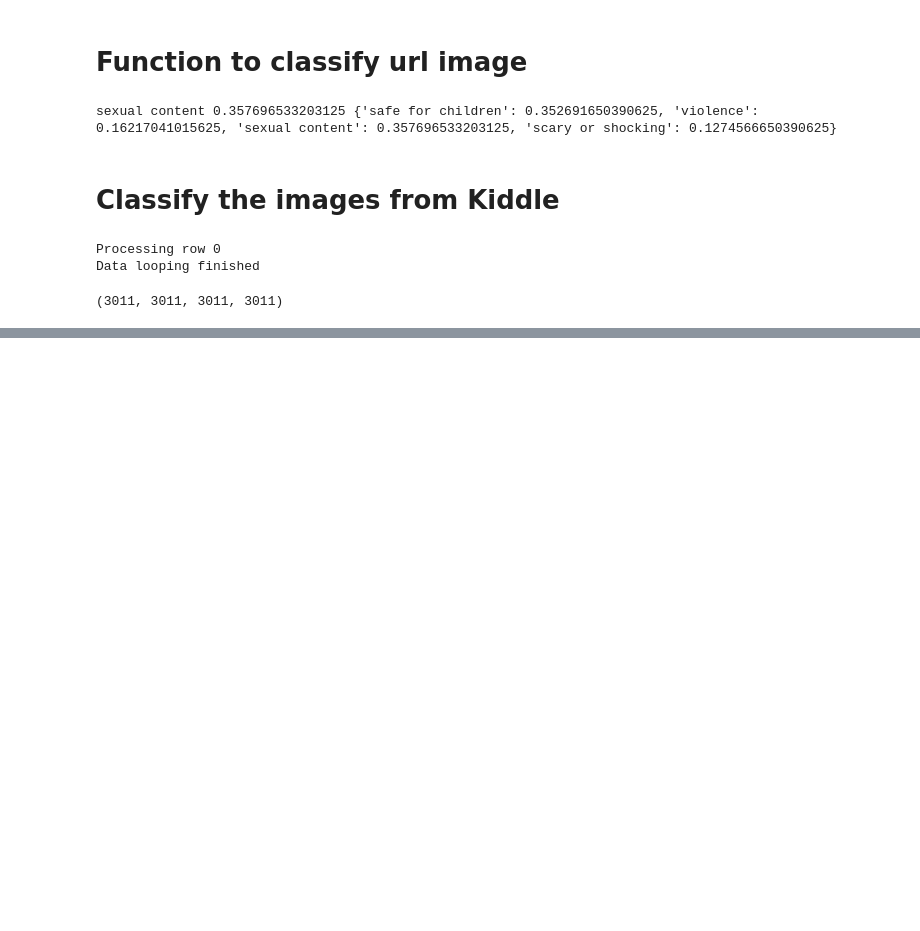
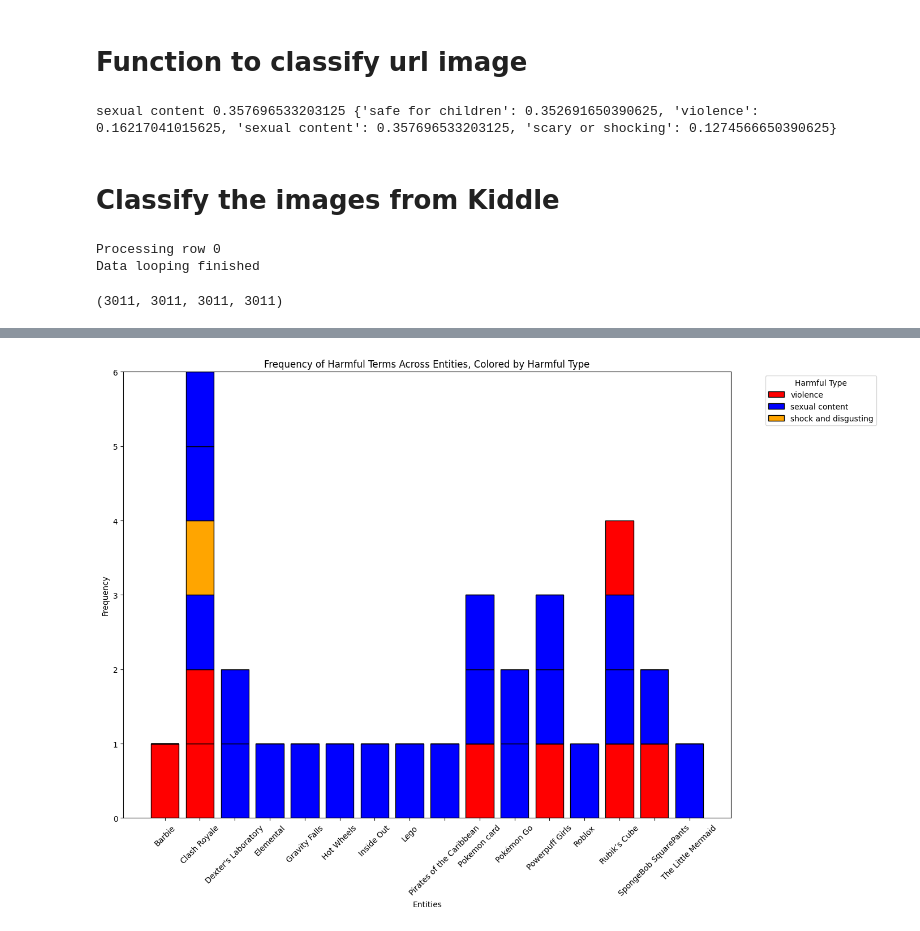
Before and after one commit to michellecxy015/search-engines, a Jupyter notebook: code/kiddle_clip.ipynb, the cells around one changed output, grey strips where cells are left out. Drawn from its saved outputs; the diff is of its cells as text; code cells hidden in the pictures; blank space fills up the shorter version.

```diff
--- a/code/kiddle_clip.ipynb
+++ b/code/kiddle_clip.ipynb
@@ -164,0 +390,3 @@ len(data), len(labels), len(confidences), len(categories_probs)
+# %%
+few_harmful_terms = harmful_term_counts[harmful_term_counts <= 14]
+print(few_harmful_terms, type(few_harmful_terms))
@@ -164,0 +403,6 @@ len(data), len(labels), len(confidences), len(categories_probs)
+# %%
+# entities that disable image result when combining with these few_harmful_terms
+few_harmful_entries = data[pd.isna(data["most_likely_label"]) & data['Harmful Term'].isin(few_harmful_terms.index)]
+entity_type_columns = ["Entity Type", "Entity", "Harmful Type", "Harmful Term"]
+filtered_data = few_harmful_entries[entity_type_columns]
+filtered_data.head()
@@ -164,0 +416,53 @@ len(data), len(labels), len(confidences), len(categories_probs)
+# %%
+import matplotlib.pyplot as plt
+
+# Group data by harmful terms and entities, and calculate counts
+grouped_data = filtered_data.groupby(["Entity", "Harmful Term"]).size().reset_index(name="Count")
+
+# Map harmful terms to their types
+grouped_data["Harmful Type"] = grouped_data["Harmful Term"].map(harmful_term_types)
+
+# Define colors for each harmful type
+type_colors = {
+    "violence": "red",
+    "sexual content": "blue",
+    "shock and disgusting": "orange"
+}
+
+# Get unique entities and harmful terms
+entities = grouped_data["Entity"].unique()
+harmful_terms = grouped_data["Harmful Term"].unique()
+
+# Create a pivot table for plotting
+pivot_data = grouped_data.pivot(index="Harmful Term", columns="Entity", values="Count").fillna(0)
+
+# Initialize the plot
+fig, ax = plt.subplots(figsize=(14, 10))
+
+# Plot each harmful term as a segment in the horizontal bar
+bottom_positions = [0] * len(entities)
+for harmful_term in harmful_terms:
+    term_data = pivot_data.loc[harmful_term]
+    ax.bar(
+        entities,
+        term_data,
+        bottom=bottom_positions,
+        color=type_colors[harmful_term_types[harmful_term]],
+        label=harmful_term_types[harmful_term] if harmful_term_types[harmful_term] not in ax.get_legend_handles_labels()[1] else "",
+        edgecolor="black"
+    )
+    # Update bottom positions for stacking
+    bottom_positions = [bottom + value for bottom, value in zip(bottom_positions, term_data)]
+
+# Add labels, legend, and title
+ax.set_xlabel("Entities")
+ax.set_ylabel("Frequency")
+ax.set_title("Frequency of Harmful Terms Across Entities, Colored by Harmful Type")
+ax.legend(title="Harmful Type", bbox_to_anchor=(1.05, 1), loc="upper left")
+plt.xticks(rotation=45)
+plt.tight_layout()
+
+# Show the plot
+plt.show()
+# %% [output]
+[figure, added]
```
Also changed, not shown: parts of 31 cells of this notebook.
